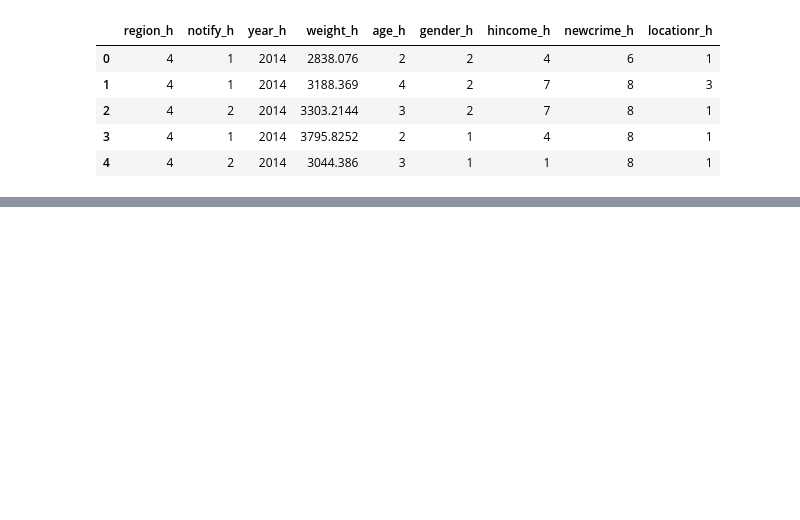
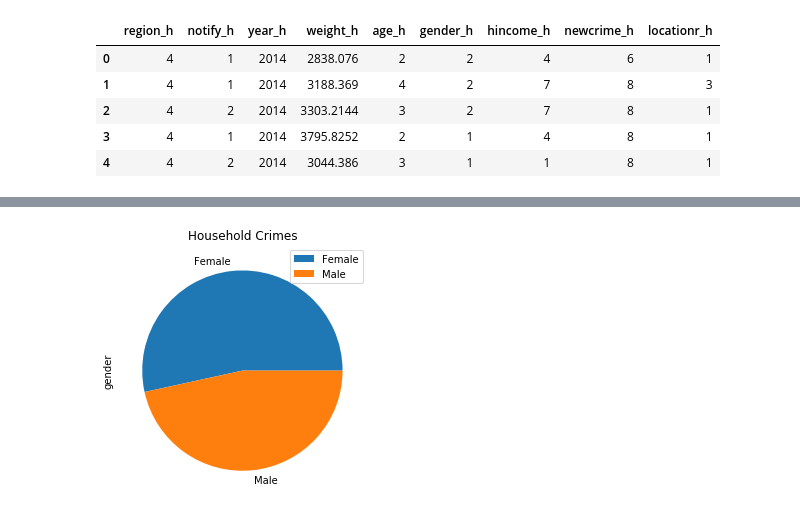
Before and after one commit to akarki23/project-1, a Jupyter notebook: NCVS/NationalCrimeVictimizationSurvey.ipynb, the cells around one changed output, grey strips where cells are left out. Drawn from its saved outputs; the diff is of its cells as text; code cells hidden in the pictures; blank space fills up the shorter version.

```diff
--- a/NCVS/NationalCrimeVictimizationSurvey.ipynb
+++ b/NCVS/NationalCrimeVictimizationSurvey.ipynb
@@ -232,0 +267,6 @@ ncvs_h.head()
+# %%
+ncvs_h['gender'].value_counts(normalize = True).plot(title = 'Household Crimes', kind = 'pie', legend = True)
+plt.tight_layout()
+plt.show()
+# %% [output]
+[figure, added]
```
Also changed, not shown: parts of 10 cells of this notebook.
